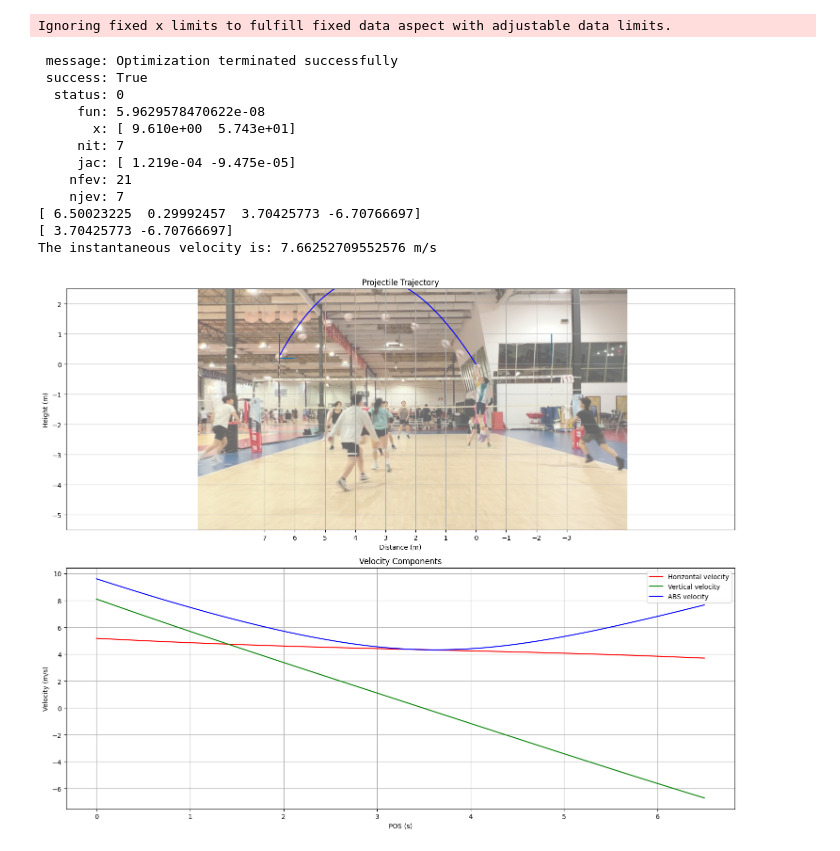
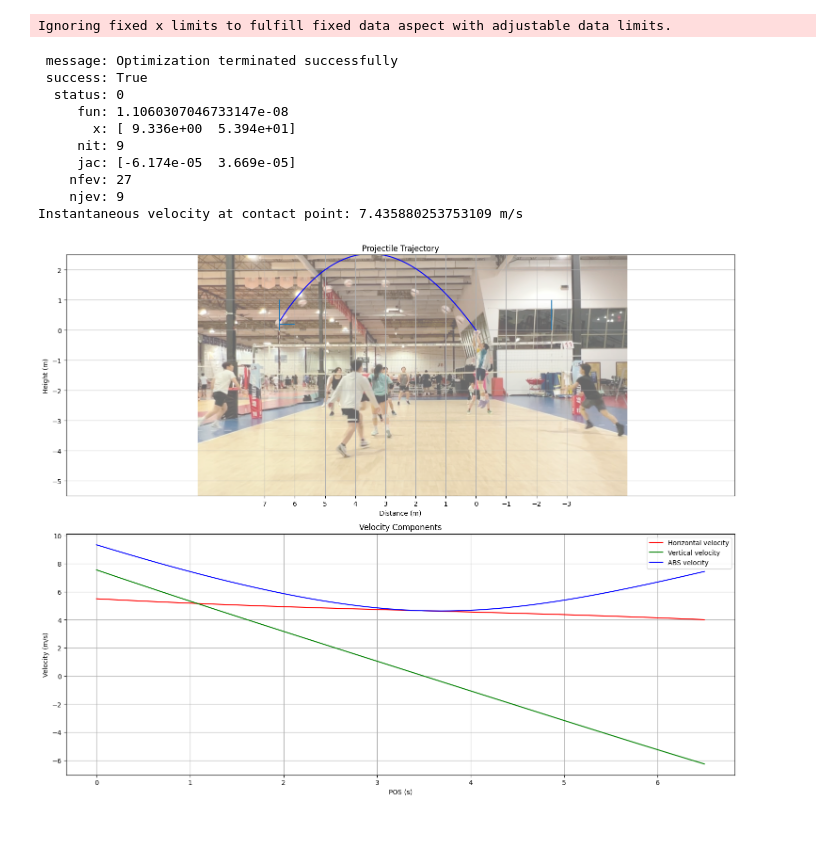
Before and after one commit to at1047/py-volleyball-trajectory, a Jupyter notebook: traj.ipynb, the cells around one changed output. Cells and saved outputs as stored; diff of their text form; code cells hidden in the pictures.

```diff
--- a/traj.ipynb
+++ b/traj.ipynb
@@ -188,7 +188,7 @@ if __name__ == "__main__":
     # A = 0.0346
     # m = 0.27
 
-    time_span = 1.5
+    time_span = 1.4
 
     result = proj.find_objective([10,40], 6.5, 0.3, time_span)
     print(result)
@@ -198,7 +198,7 @@ if __name__ == "__main__":
     t, solution = proj.simulate(initial_velocity, angle, time_span)
     # print(solution[-1])
     # print(solution[-1,2:4])
-    print(f"The instantaneous velocity is: {np.linalg.norm(solution[-1,2:4])} m/s")
+    print(f"Instantaneous velocity at contact point: {np.linalg.norm(solution[-1,2:4])} m/s")
     # idx = find_nearest(solution[:,0], 6.5)
     # print(solution[idx])
     proj.plot_trajectory(t, solution, show_velocity=True)
@@ -210,40 +210,38 @@ if __name__ == "__main__":
 
     # # Run simulation
     # t, solution = proj.simulate(initial_velocity, angle, time_span)
     # print(solution[-1])
     # idx = find_nearest(solution[:,0], 6.5)
     # print(solution[idx])
     # proj.plot_trajectory(t, solution, show_velocity=True)
 
 
     # # Simulate a shot
     # initial_velocity = 9  # m/s
     # angle = 50           # degrees
     # time_span = 1.5        # seconds
 
     # # Run simulation
     # t, solution = proj.simulate(initial_velocity, angle, time_span)
     # print(solution[-1])
     # idx = find_nearest(solution[:,0], 6.5)
     # print(solution[idx])
     # proj.plot_trajectory(t, solution, show_velocity=True)
 
     # Compare with ideal projectile motion
     # proj.compare_with_ideal(initial_velocity, angle, time_span)
 
     # plt.show()
 # %% [output]
 Ignoring fixed x limits to fulfill fixed data aspect with adjustable data limits.
  message: Optimization terminated successfully
  success: True
   status: 0
-     fun: 5.9629578470622e-08
-       x: [ 9.610e+00  5.743e+01]
-     nit: 7
-     jac: [ 1.219e-04 -9.475e-05]
-    nfev: 21
-    njev: 7
-[ 6.50023225  0.29992457  3.70425773 -6.70766697]
-[ 3.70425773 -6.70766697]
-The instantaneous velocity is: 7.66252709552576 m/s
+     fun: 1.1060307046733147e-08
+       x: [ 9.336e+00  5.394e+01]
+     nit: 9
+     jac: [-6.174e-05  3.669e-05]
+    nfev: 27
+    njev: 9
+Instantaneous velocity at contact point: 7.435880253753109 m/s
-[figure, old version]
+[figure, new version]
```
